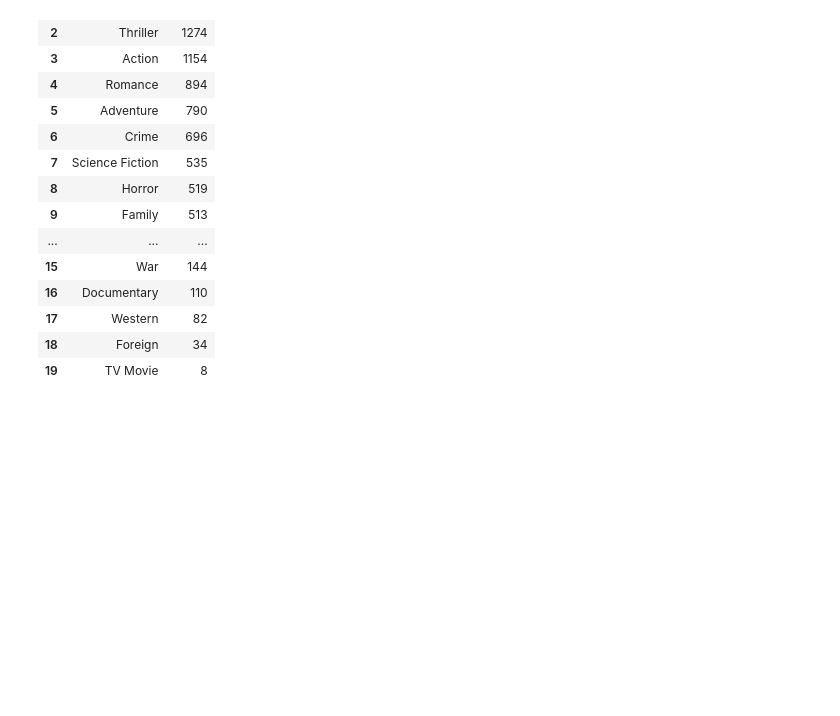
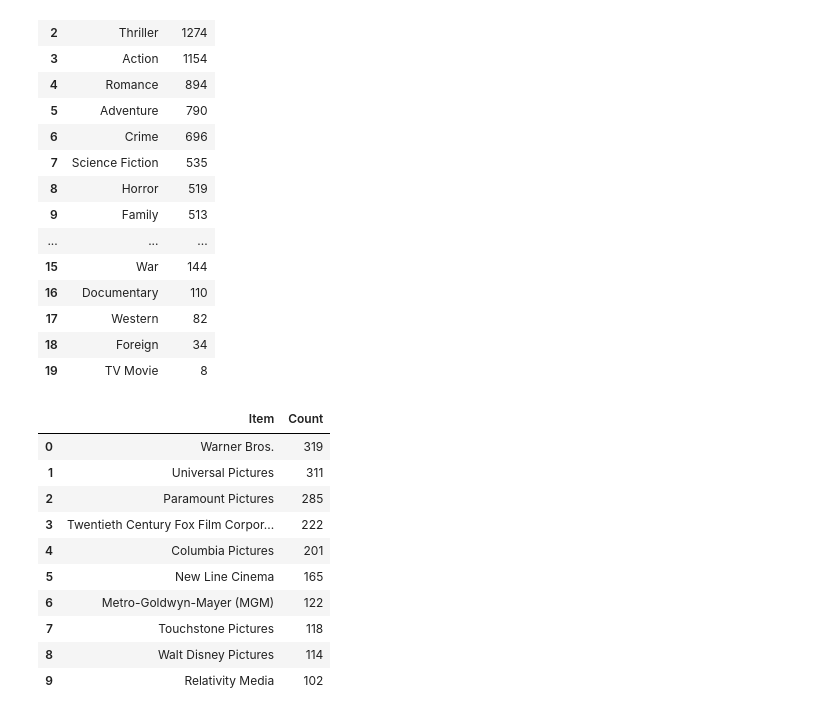
Before and after one commit to gem733/d100project, a Jupyter notebook: eda_cleaning.ipynb, the cells around one changed output. Drawn from its saved outputs; the diff is of its cells as text; code cells hidden in the pictures; blank space fills up the shorter version.

```diff
--- a/eda_cleaning.ipynb
+++ b/eda_cleaning.ipynb
@@ -118,3 +118,28 @@ genre_tally.head(25)  # top 20 genres (only 20 genres exist in dataset)
 | 17 | Western | 82 |
 | 18 | Foreign | 34 |
 | 19 | TV Movie | 8 |
+# %%
+from d100project.preprocessing._extract_name import extract_name
+from d100project.preprocessing._tally_names import tally_names
+
+# load dataset
+df = load_data()
+
+# Extract production_companies names
+df = extract_name(df, "production_companies")
+
+# For production_companies
+genre_tally = tally_names(df, "production_companies_list")
+genre_tally.head(10)  # top 10 production_companies
+# %% [output]
+|  | Item | Count |
+| 0 | Warner Bros. | 319 |
+| 1 | Universal Pictures | 311 |
+| 2 | Paramount Pictures | 285 |
+| 3 | Twentieth Century Fox Film Corpor... | 222 |
+| 4 | Columbia Pictures | 201 |
+| 5 | New Line Cinema | 165 |
+| 6 | Metro-Goldwyn-Mayer (MGM) | 122 |
+| 7 | Touchstone Pictures | 118 |
+| 8 | Walt Disney Pictures | 114 |
+| 9 | Relativity Media | 102 |
```
Also changed, not shown: parts of 2 cells of this notebook.
